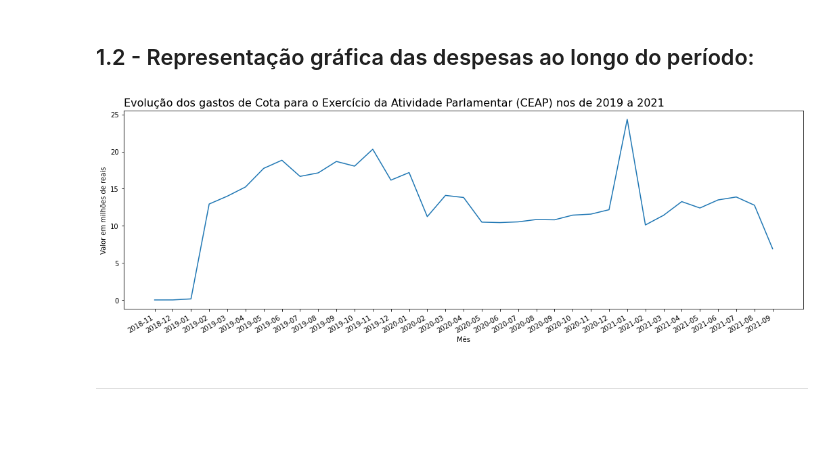
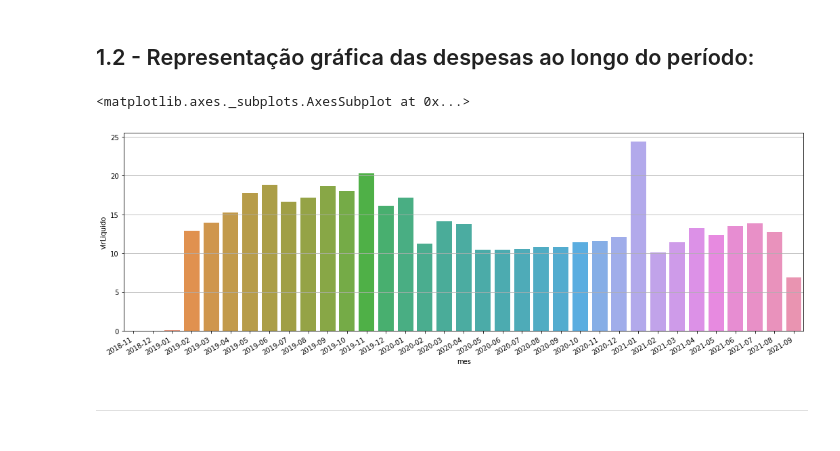
Before and after one commit to Reinaldos/Reinaldos, a Jupyter notebook: Projeto_5.ipynb, the cells around one changed output. Cells and saved outputs as stored; diff of their text form; code cells hidden in the pictures.

```diff
--- a/Projeto_5.ipynb
+++ b/Projeto_5.ipynb
@@ -597,22 +626,21 @@ Qual a média de gastos por estado?
 # %%
 date = despesas_por_mes['mes']
 
 value = despesas_por_mes["vlrLiquido"] / 1000000
 
 fig, ax = plt.subplots(figsize=(18, 6))
 
 # Adiconando títulos
-plt.title("Evolução dos gastos de Cota para o Exercício da Atividade Parlamentar (CEAP) nos de 2019 a 2021 ", loc='left', fontsize=16, fontweight=0)
 plt.xlabel("Mês")
 plt.ylabel("Valor em milhões de reais")
-
+plt.grid()
 # rotacionar das datas
 fig.autofmt_xdate()
 
-plt.plot(date, value)
-print()
+sns.barplot(x = date, y = value)
 # %% [output]
+<matplotlib.axes._subplots.AxesSubplot at 0x...>
-[figure, old version]
+[figure, new version]
 # %% [markdown]
 <hr>
 <a id="q_02"></a>
```
Also changed, not shown: parts of 60 cells of this notebook.
